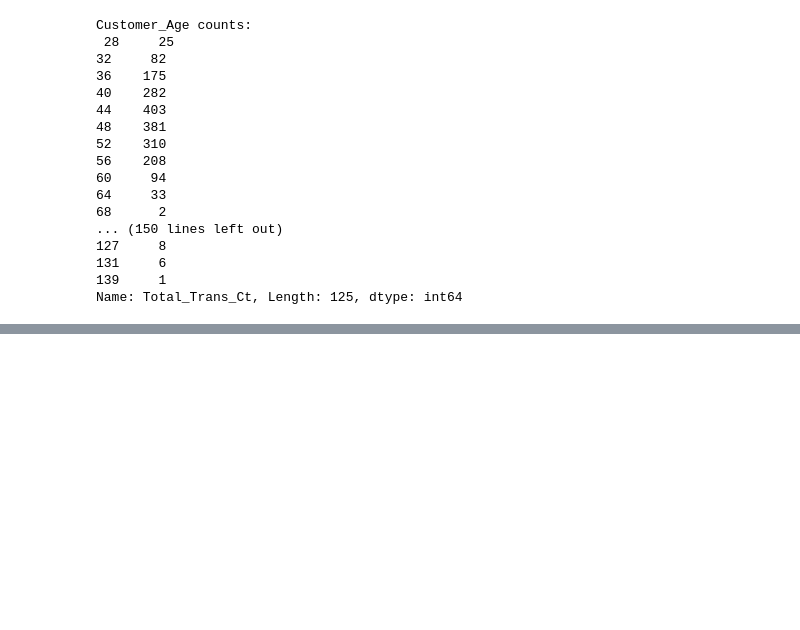
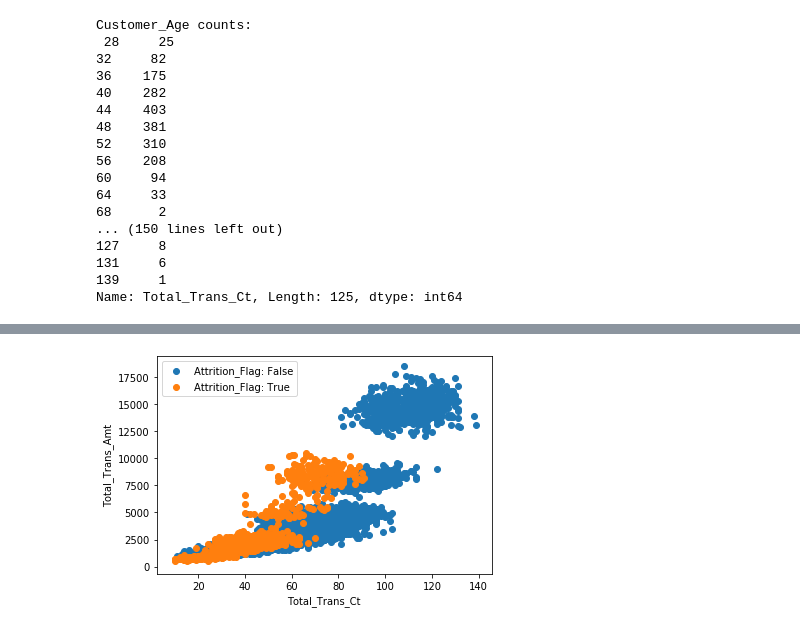
Before and after one commit to functorial/CreditCardCustomers, a Jupyter notebook: CreditCardCustomers.ipynb, the cells around one changed output, grey strips where cells are left out. Saved outputs shown, nothing was run; the diff lists cells and outputs as text; code cells hidden in the pictures; blank space fills up the shorter version.

```diff
--- a/CreditCardCustomers.ipynb
+++ b/CreditCardCustomers.ipynb
@@ -940,0 +984,22 @@ AttributeError: 'Series' object has no attribute 'reshape'
+# %%
+def stacked_scatterplot(feature1:str, feature2:str, df=train_df, target='Attrition_Flag'):
+    p0 = df.loc[df[target] == 0, [feature1, feature2]]
+    p1 = df.loc[df[target] == 1, [feature1, feature2]]
+
+    x0 = p0[feature1]
+    y0 = p0[feature2]
+
+    x1 = p1[feature1]
+    y1 = p1[feature2]
+
+    plt.scatter(x0, y0, c='tab:blue', label=f'{target}: False')
+    plt.scatter(x1, y1, c='tab:orange', label=f'{target}: True')
+
+    plt.xlabel(feature1)
+    plt.ylabel(feature2)
+    plt.legend()
+    plt.show()
+# %%
+stacked_scatterplot('Total_Trans_Ct', 'Total_Trans_Amt')
+# %% [output]
+[figure, added]
```
Also changed, not shown: parts of 55 cells of this notebook.
